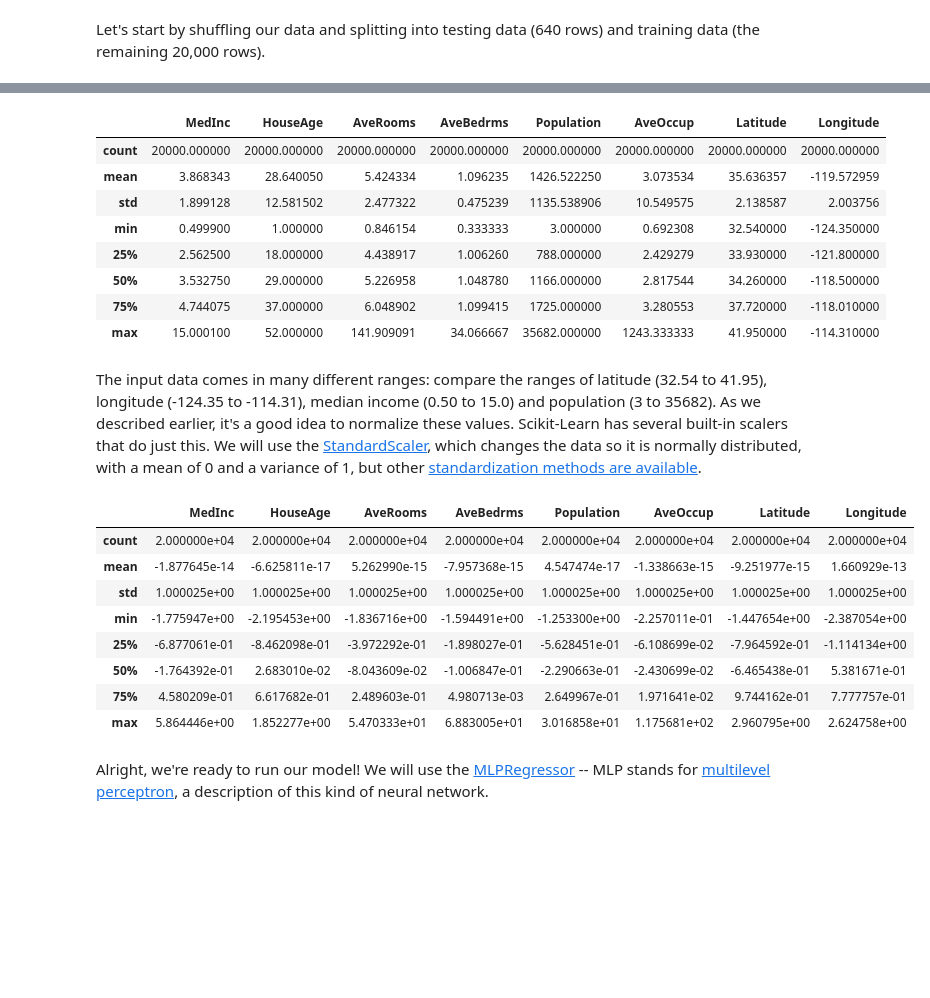
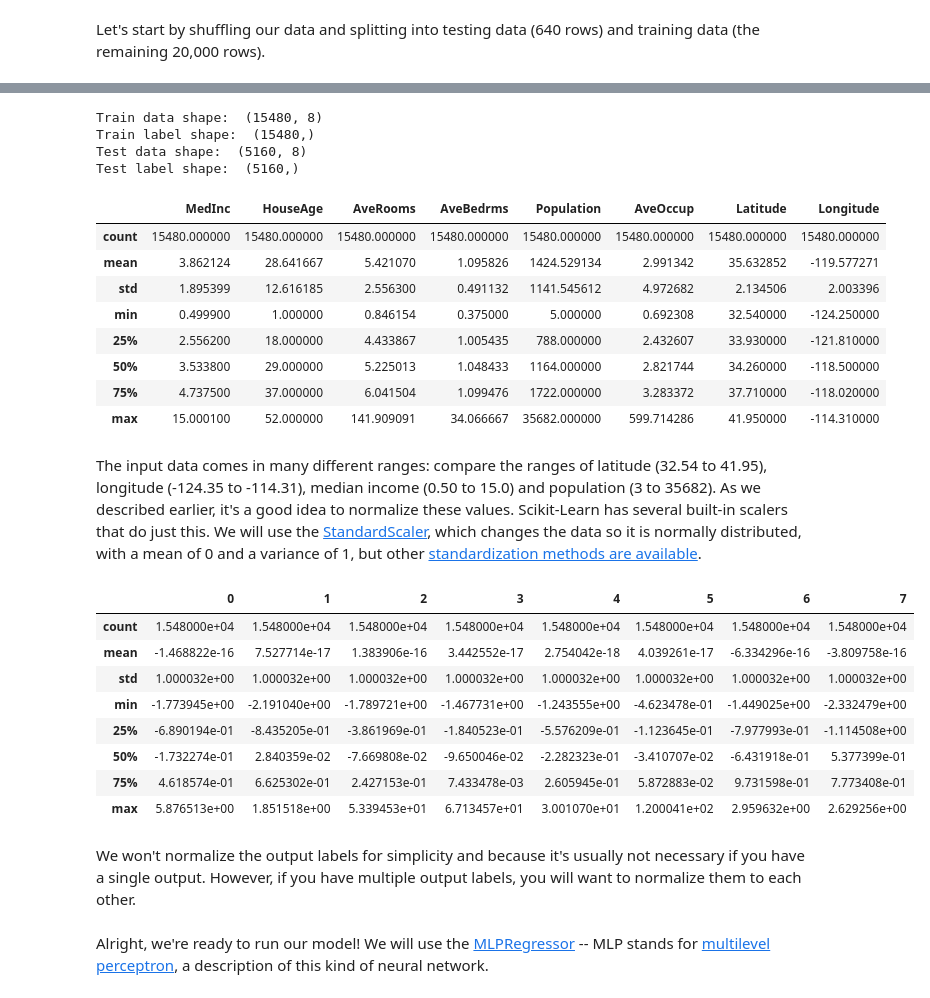
Before and after one commit to USDA-ARS-GBRU/ml-training-site, a Jupyter notebook: assets/nb-lessons/13_neural_network_methods.ipynb, the cells around one changed output, grey strips where cells are left out. Saved outputs shown, nothing was run; the diff lists cells and outputs as text; code cells hidden in the pictures; blank space fills up the shorter version.

```diff
--- a/assets/nb-lessons/13_neural_network_methods.ipynb
+++ b/assets/nb-lessons/13_neural_network_methods.ipynb
@@ -84,7 +84,7 @@ import pandas as pd
 # Fetch California housing dataset. This will be downloaded to your computer.
 calif = datasets.fetch_california_housing()
 print("Shape of California housing data: ", calif.data.shape)
-califdf = pd.DataFrame.from_records(calif.data)
+califdf = pd.DataFrame.from_records(calif.data, columns=calif.feature_names)
 califdf.head()
 # %% [output]
 Shape of California housing data:  (20640, 8)
@@ -122,43 +104,66 @@ Train label shape:  (20000,)
+# %%
+from sklearn import model_selection
+X_train, X_test, y_train, y_test = model_selection.train_test_split(
+    califdf,        # Input features (X)
+    calif.target,   # Output features (y)
+    test_size=0.25, # Put aside 25% of data for testing.
+    shuffle=True    # Shuffle inputs.
+)
+
+# Did we err?
+
+print("Train data shape: ", X_train.shape)
+print("Train label shape: ", y_train.shape)
+
+print("Test data shape: ", X_test.shape)
+print("Test label shape: ", y_test.shape)
+# %% [output]
+Train data shape:  (15480, 8)
+Train label shape:  (15480,)
+Test data shape:  (5160, 8)
+Test label shape:  (5160,)
 # %%
 # Let's have a look at the data. Is it in similar ranges?
 import pandas as pd
-pd.DataFrame(train_data, columns=calif.feature_names).describe()
+pd.DataFrame(X_train).describe()
 # %% [output]
 |  | MedInc | HouseAge | AveRooms | AveBedrms | Population | AveOccup | Latitude | Longitude |
-| count | 20000.000000 | 20000.000000 | 20000.000000 | 20000.000000 | 20000.000000 | 20000.000000 | 20000.000000 | 20000.000000 |
-| mean | 3.868343 | 28.640050 | 5.424334 | 1.096235 | 1426.522250 | 3.073534 | 35.636357 | -119.572959 |
-| std | 1.899128 | 12.581502 | 2.477322 | 0.475239 | 1135.538906 | 10.549575 | 2.138587 | 2.003756 |
-| min | 0.499900 | 1.000000 | 0.846154 | 0.333333 | 3.000000 | 0.692308 | 32.540000 | -124.350000 |
-| 25% | 2.562500 | 18.000000 | 4.438917 | 1.006260 | 788.000000 | 2.429279 | 33.930000 | -121.800000 |
-| 50% | 3.532750 | 29.000000 | 5.226958 | 1.048780 | 1166.000000 | 2.817544 | 34.260000 | -118.500000 |
-| 75% | 4.744075 | 37.000000 | 6.048902 | 1.099415 | 1725.000000 | 3.280553 | 37.720000 | -118.010000 |
-| max | 15.000100 | 52.000000 | 141.909091 | 34.066667 | 35682.000000 | 1243.333333 | 41.950000 | -114.310000 |
+| count | 15480.000000 | 15480.000000 | 15480.000000 | 15480.000000 | 15480.000000 | 15480.000000 | 15480.000000 | 15480.000000 |
+| mean | 3.862124 | 28.641667 | 5.421070 | 1.095826 | 1424.529134 | 2.991342 | 35.632852 | -119.577271 |
+| std | 1.895399 | 12.616185 | 2.556300 | 0.491132 | 1141.545612 | 4.972682 | 2.134506 | 2.003396 |
+| min | 0.499900 | 1.000000 | 0.846154 | 0.375000 | 5.000000 | 0.692308 | 32.540000 | -124.250000 |
+| 25% | 2.556200 | 18.000000 | 4.433867 | 1.005435 | 788.000000 | 2.432607 | 33.930000 | -121.810000 |
+| 50% | 3.533800 | 29.000000 | 5.225013 | 1.048433 | 1164.000000 | 2.821744 | 34.260000 | -118.500000 |
+| 75% | 4.737500 | 37.000000 | 6.041504 | 1.099476 | 1722.000000 | 3.283372 | 37.710000 | -118.020000 |
+| max | 15.000100 | 52.000000 | 141.909091 | 34.066667 | 35682.000000 | 599.714286 | 41.950000 | -114.310000 |
 # %% [markdown]
 The input data comes in many different ranges: compare the ranges of latitude (32.54 to 41.95), longitude (-124.35 to -114.31), median income (0.50 to 15.0) and population (3 to 35682). As we described earlier, it's a good idea to normalize these values. Scikit-Learn has several built-in scalers that do just this. We will use the [StandardScaler](https://scikit-learn.org/stable/modules/generated/sklearn.preprocessing.StandardScaler.html), which changes the data so it is normally distributed, with a mean of 0 and a variance of 1, but other [standardization methods are available](https://scikit-learn.org/stable/modules/preprocessing.html#standardization-or-mean-removal-and-variance-scaling).
 # %%
 from sklearn.preprocessing import StandardScaler
 
 scaler = StandardScaler()
 
 # Figure out how to scale all the input features in the training dataset.
-scaler.fit(train_data)
-scaled_train_data = scaler.transform(train_data)
+scaler.fit(X_train)
+X_train_scaled = scaler.transform(X_train)
 
 # Also tranform our validation and testing data in the same way.
-scaled_test_data = scaler.transform(test_data)
+X_test_scaled = scaler.transform(X_test)
 
 # Did that work?
-pd.DataFrame(scaled_train_data, columns=calif.feature_names).describe()
+pd.DataFrame(X_train_scaled).describe()
 # %% [output]
-|  | MedInc | HouseAge | AveRooms | AveBedrms | Population | AveOccup | Latitude | Longitude |
-| count | 2.000000e+04 | 2.000000e+04 | 2.000000e+04 | 2.000000e+04 | 2.000000e+04 | 2.000000e+04 | 2.000000e+04 | 2.000000e+04 |
-| mean | -1.877645e-14 | -6.625811e-17 | 5.262990e-15 | -7.957368e-15 | 4.547474e-17 | -1.338663e-15 | -9.251977e-15 | 1.660929e-13 |
-| std | 1.000025e+00 | 1.000025e+00 | 1.000025e+00 | 1.000025e+00 | 1.000025e+00 | 1.000025e+00 | 1.000025e+00 | 1.000025e+00 |
-| min | -1.775947e+00 | -2.195453e+00 | -1.836716e+00 | -1.594491e+00 | -1.253300e+00 | -2.257011e-01 | -1.447654e+00 | -2.387054e+00 |
-| 25% | -6.877061e-01 | -8.462098e-01 | -3.972292e-01 | -1.898027e-01 | -5.628451e-01 | -6.108699e-02 | -7.964592e-01 | -1.114134e+00 |
-| 50% | -1.764392e-01 | 2.683010e-02 | -8.043609e-02 | -1.006847e-01 | -2.290663e-01 | -2.430699e-02 | -6.465438e-01 | 5.381671e-01 |
-| 75% | 4.580209e-01 | 6.617682e-01 | 2.489603e-01 | 4.980713e-03 | 2.649967e-01 | 1.971641e-02 | 9.744162e-01 | 7.777757e-01 |
-| max | 5.864446e+00 | 1.852277e+00 | 5.470333e+01 | 6.883005e+01 | 3.016858e+01 | 1.175681e+02 | 2.960795e+00 | 2.624758e+00 |
+|  | 0 | 1 | 2 | 3 | 4 | 5 | 6 | 7 |
+| count | 1.548000e+04 | 1.548000e+04 | 1.548000e+04 | 1.548000e+04 | 1.548000e+04 | 1.548000e+04 | 1.548000e+04 | 1.548000e+04 |
+| mean | -1.468822e-16 | 7.527714e-17 | 1.383906e-16 | 3.442552e-17 | 2.754042e-18 | 4.039261e-17 | -6.334296e-16 | -3.809758e-16 |
+| std | 1.000032e+00 | 1.000032e+00 | 1.000032e+00 | 1.000032e+00 | 1.000032e+00 | 1.000032e+00 | 1.000032e+00 | 1.000032e+00 |
+| min | -1.773945e+00 | -2.191040e+00 | -1.789721e+00 | -1.467731e+00 | -1.243555e+00 | -4.623478e-01 | -1.449025e+00 | -2.332479e+00 |
+| 25% | -6.890194e-01 | -8.435205e-01 | -3.861969e-01 | -1.840523e-01 | -5.576209e-01 | -1.123645e-01 | -7.977993e-01 | -1.114508e+00 |
+| 50% | -1.732274e-01 | 2.840359e-02 | -7.669808e-02 | -9.650046e-02 | -2.282323e-01 | -3.410707e-02 | -6.431918e-01 | 5.377399e-01 |
+| 75% | 4.618574e-01 | 6.625302e-01 | 2.427153e-01 | 7.433478e-03 | 2.605945e-01 | 5.872883e-02 | 9.731598e-01 | 7.773408e-01 |
+| max | 5.876513e+00 | 1.851518e+00 | 5.339453e+01 | 6.713457e+01 | 3.001070e+01 | 1.200041e+02 | 2.959632e+00 | 2.629256e+00 |
+# %% [markdown]
+We won't normalize the output labels for simplicity and because it's usually not necessary if you have a single output. However, if you have multiple output labels, you will want to normalize them to each other.
 # %% [markdown]
 Alright, we're ready to run our model! We will use the [MLPRegressor](https://scikit-learn.org/stable/modules/generated/sklearn.neural_network.MLPRegressor.html) -- MLP stands for [multilevel perceptron](https://en.wikipedia.org/wiki/Multilayer_perceptron), a description of this kind of neural network.
 # %%
```
Also changed, not shown: parts of 18 cells of this notebook.
